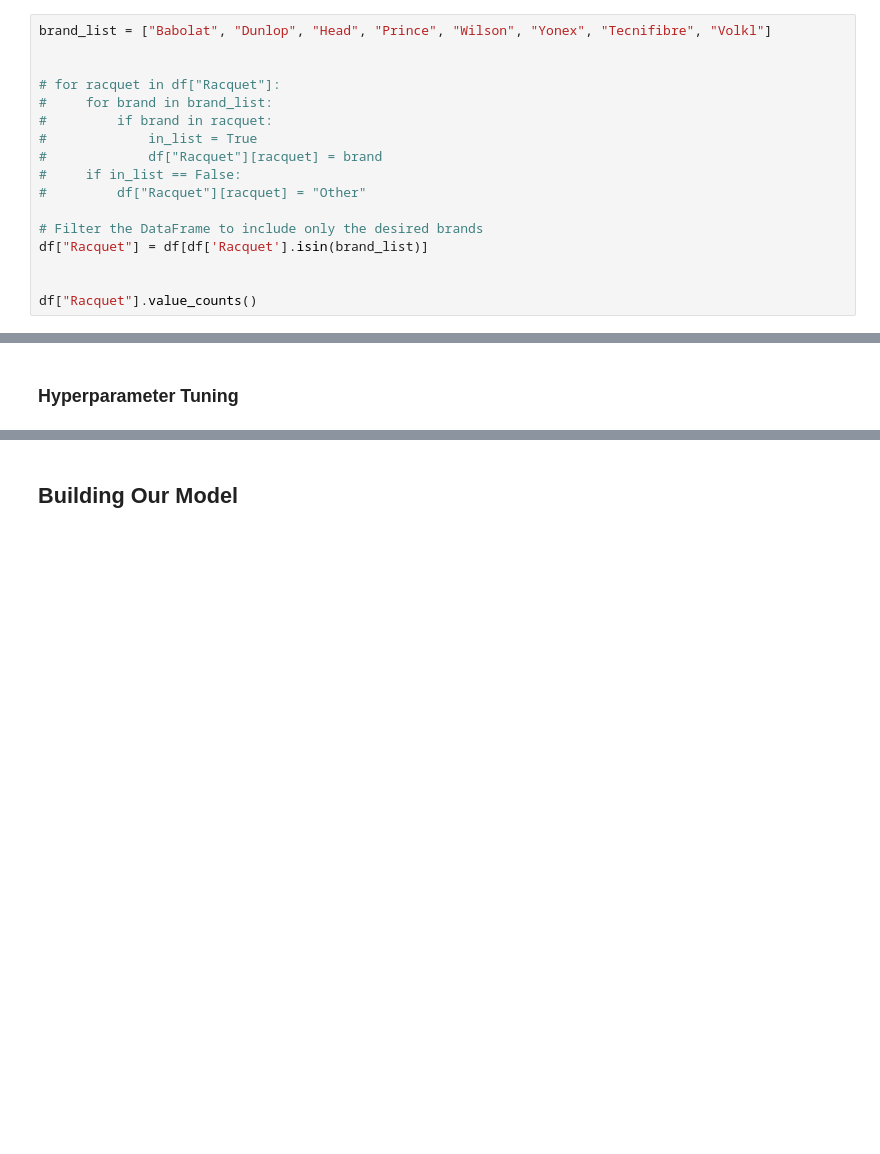
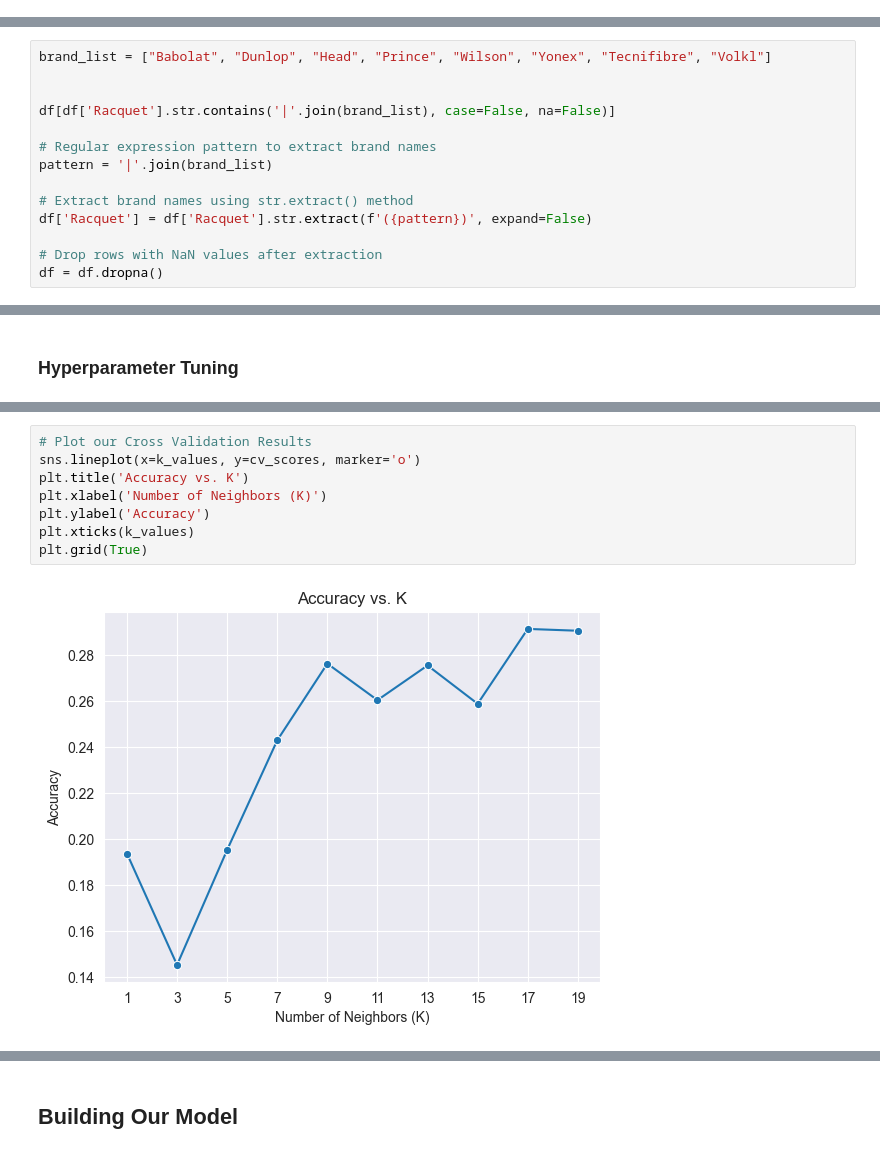
Before and after one commit to stefanperkovic/Racquet-Recommender, a Jupyter notebook: racquet.ipynb, the cells around one changed output, grey strips where cells are left out. Cells and saved outputs as stored; diff of their text form; blank space fills up the shorter version.

```diff
--- a/racquet.ipynb
+++ b/racquet.ipynb
@@ -147,20 +147,3 @@ topspin = input("On a scale of 70-100 how much topspin do you want in your racke
 slice = input("On a scale of 70-100 how much slice do you want in your racket: ")
 # %% [markdown]
 ### Map the racquets to only their specific brand
-# %%
-brand_list = ["Babolat", "Dunlop", "Head", "Prince", "Wilson", "Yonex", "Tecnifibre", "Volkl"]
-
-
-# for racquet in df["Racquet"]:
-#     for brand in brand_list:
-#         if brand in racquet:
-#             in_list = True
-#             df["Racquet"][racquet] = brand
-#     if in_list == False:
-#         df["Racquet"][racquet] = "Other"
-
-# Filter the DataFrame to include only the desired brands
-df["Racquet"] = df[df['Racquet'].isin(brand_list)]
-
-
-df["Racquet"].value_counts()
@@ -168,0 +150,14 @@ Series([], Name: count, dtype: int64)
+# %%
+brand_list = ["Babolat", "Dunlop", "Head", "Prince", "Wilson", "Yonex", "Tecnifibre", "Volkl"]
+
+
+df[df['Racquet'].str.contains('|'.join(brand_list), case=False, na=False)]
+
+# Regular expression pattern to extract brand names
+pattern = '|'.join(brand_list)
+
+# Extract brand names using str.extract() method
+df['Racquet'] = df['Racquet'].str.extract(f'({pattern})', expand=False)
+
+# Drop rows with NaN values after extraction
+df = df.dropna()
@@ -211,0 +213,10 @@ ValueError: n_splits=3 cannot be greater than the number of members in each clas
+# %%
+# Plot our Cross Validation Results
+sns.lineplot(x=k_values, y=cv_scores, marker='o')
+plt.title('Accuracy vs. K')
+plt.xlabel('Number of Neighbors (K)')
+plt.ylabel('Accuracy')
+plt.xticks(k_values)
+plt.grid(True)
+# %% [output]
+[figure, added]
```
Also changed, not shown: parts of 9 cells of this notebook, 1 other file.
